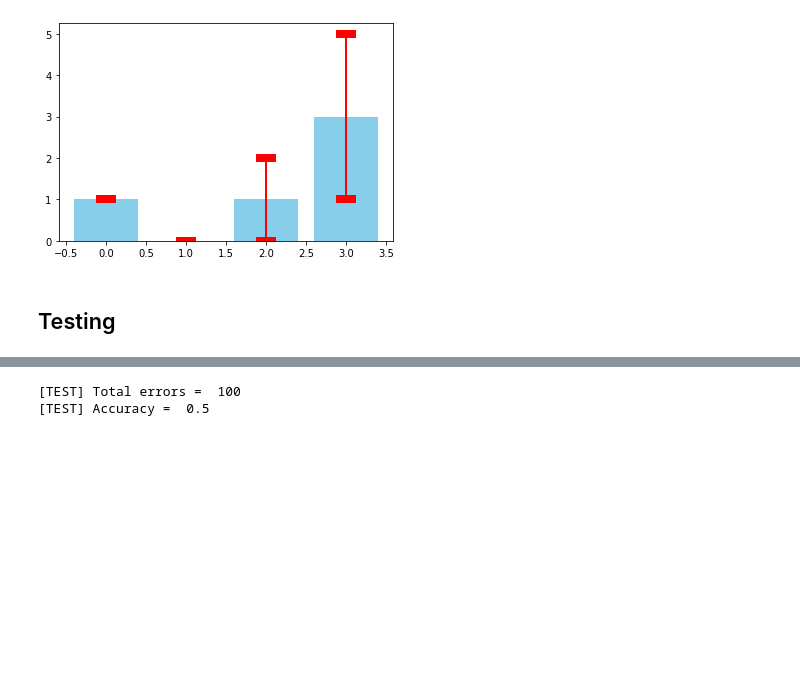
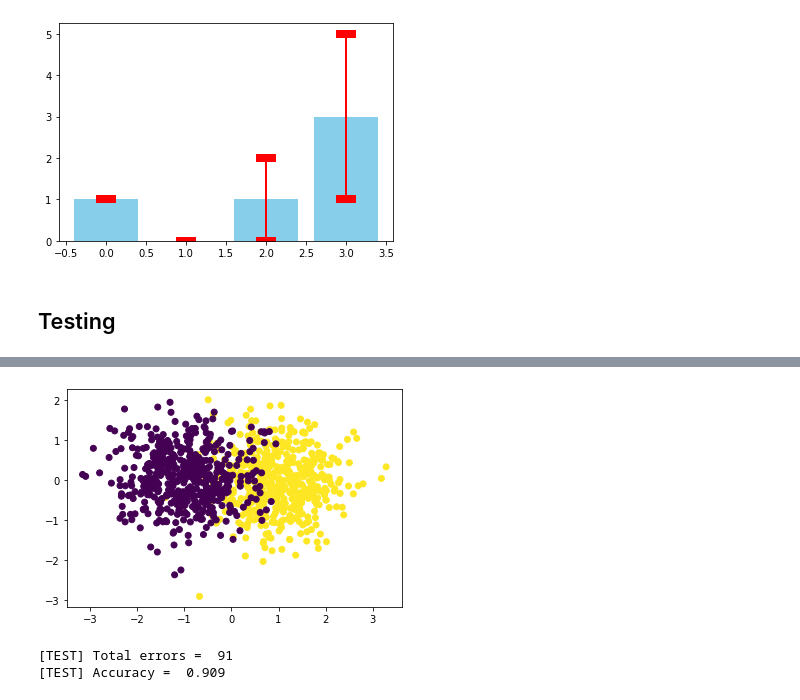
Before and after one commit to Panongbene/masster2IPP, a Jupyter notebook: TP_Perceptron_BOUNHAR_SWADOGO1.ipynb, the cells around one changed output, grey strips where cells are left out. Saved outputs shown, nothing was run; the diff lists cells and outputs as text; code cells hidden in the pictures; blank space fills up the shorter version.

```diff
--- a/TP_Perceptron_BOUNHAR_SWADOGO1.ipynb
+++ b/TP_Perceptron_BOUNHAR_SWADOGO1.ipynb
@@ -231,9 +247,39 @@ plt.errorbar(range(len(values)), values, yerr = errorValues,fmt = 'none', capsiz
 [figure]
 # %% [markdown]
 ## Testing
+# %%
+def testing(X, Y, W, N, b) :
+    """This function is used to test the perceptron"""
+
+    errors = 0
+    y_pred = np.zeros(N, int)
+    for i in range(N):
+        # we compute the prediction based on X and the weights W
+        y = prediction(X[i], W, b)
+
+        # saving the prediction
+        y_pred[i] = y
+
+        # if we have made an error, we must update the weight for the next iteration [w(i+1)]
+        if y != Y[i] :
+            errors += 1
+
+    print("[TEST] Total errors = ", errors)
+    print("[TEST] Accuracy = ", 1- errors/N)
+
+    return y_pred
+
+
+def testModel(W, b, N, mu_1, mu_2, sigma_2, matrix_cov):
+    """ This function generate a Gaussian Distribution, plots it and test the perceptron on it. """
+
+    X_test, Y_test = generateData(N, mu_1, mu_2, sigma_2, matrix_cov)
+    plotData(X_test, Y_test)
+    X_test, Y_test = shuffleData(X_test, Y_test)
+    y_pred = testing(X_test, Y_test, W, N, b)
 # %%
 #The size of data is N = 200
-N = 200
+N = 1000
 
 # Gaussian mean for distribution label 1
 mu_1 = np.array([1,0])
@@ -241,6 +287,6 @@ mu_1 = np.array([1,0])
 # Gaussian mean for distribution label 0
 mu_2 = np.array([-1,0])
 
-# standar deviation for Gaussian Distribution
-sigma_2 = 0.3 #0.75
+# standard deviation for Gaussian Distribution
+sigma_2 = 0.5 #0.75
 matrix_cov =sigma_2* np.array([[1, 0],[0, 1]])
@@ -273,5 +297,6 @@ array([[-9.34977315e-01,  7.45886399e-02],
-# %%
-y_pred = testing(X_test, Y_test, W, N, b)
-# %% [output]
-[TEST] Total errors =  100
-[TEST] Accuracy =  0.5
+# %%
+testModel(W, b, N, mu_1, mu_2, sigma_2, matrix_cov)
+# %% [output]
+[figure, added]
+[TEST] Total errors =  91
+[TEST] Accuracy =  0.909
```
Also changed, not shown: parts of 13 cells of this notebook.
